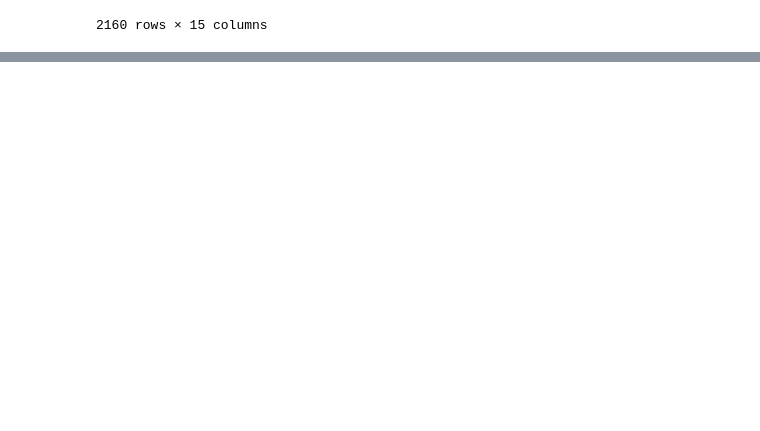
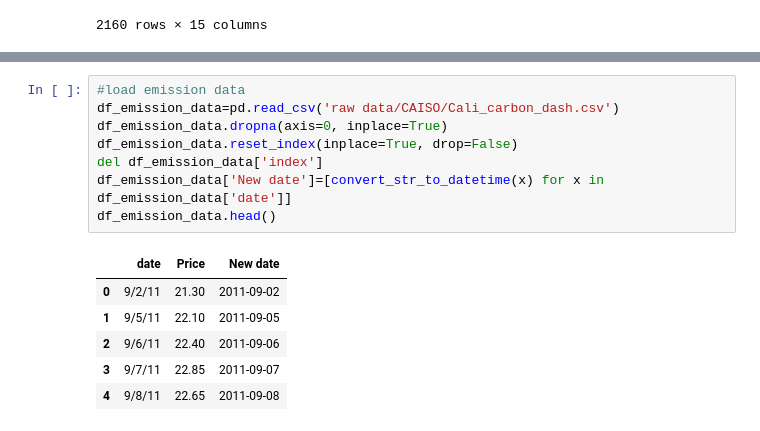
Before and after one commit to chaweewatp/paper04, a Jupyter notebook: Retrieve Emission data.ipynb, the cells around one changed output, grey strips where cells are left out. Saved outputs shown, nothing was run; the diff lists cells and outputs as text; blank space fills up the shorter version.

```diff
--- a/Retrieve Emission data.ipynb
+++ b/Retrieve Emission data.ipynb
@@ -90,0 +194,15 @@ df_electricity_price_data
+# %%
+#load emission data
+df_emission_data=pd.read_csv('raw data/CAISO/Cali_carbon_dash.csv')
+df_emission_data.dropna(axis=0, inplace=True)
+df_emission_data.reset_index(inplace=True, drop=False)
+del df_emission_data['index']
+df_emission_data['New date']=[convert_str_to_datetime(x) for x in df_emission_data['date']]
+df_emission_data.head()
+# %% [output]
+|  | date | Price | New date |
+| 0 | 9/2/11 | 21.30 | 2011-09-02 |
+| 1 | 9/5/11 | 22.10 | 2011-09-05 |
+| 2 | 9/6/11 | 22.40 | 2011-09-06 |
+| 3 | 9/7/11 | 22.85 | 2011-09-07 |
+| 4 | 9/8/11 | 22.65 | 2011-09-08 |
```
Also changed, not shown: parts of 23 cells of this notebook, 7 other files.
